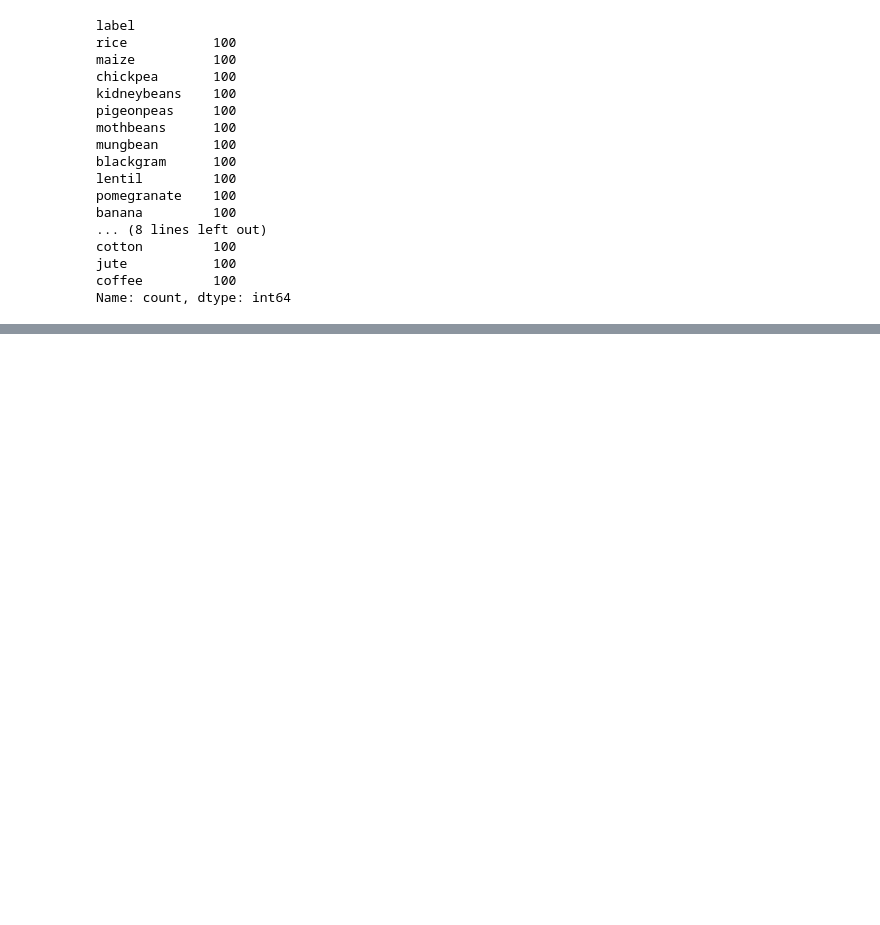
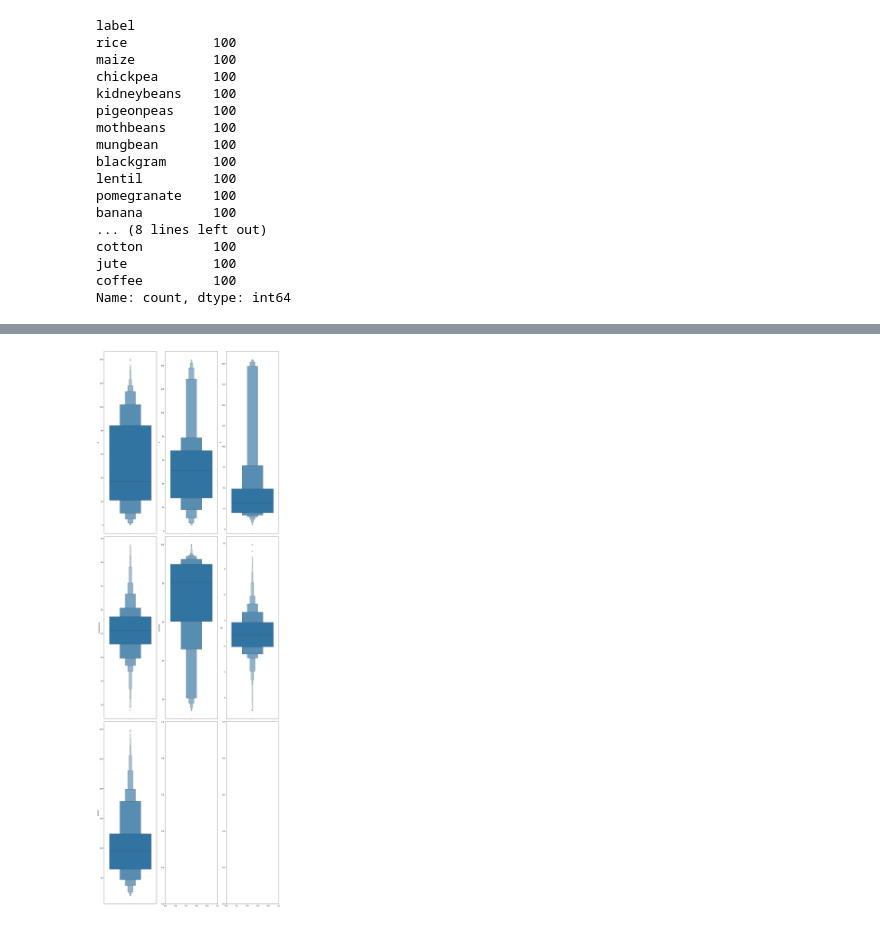
Before and after one commit to ghoshsupriyo/Crop-_Fertilizer-Recommendation, a Jupyter notebook: Crop/crop.ipynb, the cells around one changed output, grey strips where cells are left out. Cells and saved outputs as stored; diff of their text form; code cells hidden in the pictures; blank space fills up the shorter version.

```diff
--- a/Crop/crop.ipynb
+++ b/Crop/crop.ipynb
@@ -107,0 +134,9 @@ Name: count, dtype: int64
+# %%
+# finf=ding outliers - boxplot
+fig, ax = plt.subplots(3, 3, figsize=(15,45))
+for i, subplot in zip(features, ax.flatten()):
+    sns.boxenplot(crop[i], ax=subplot)
+plt.tight_layout()
+plt.show()
+# %% [output]
+[figure, added]
```
Also changed, not shown: parts of 12 cells of this notebook.
